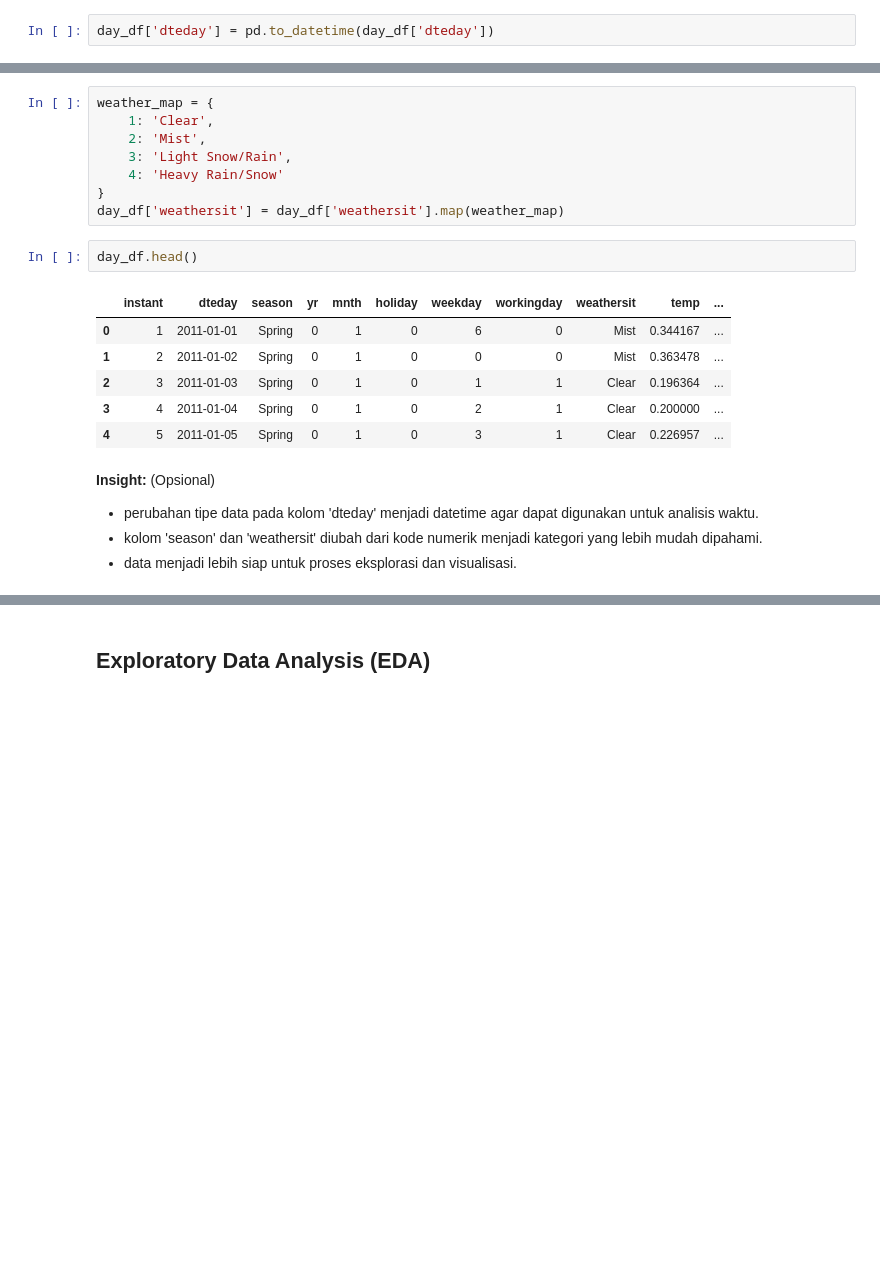
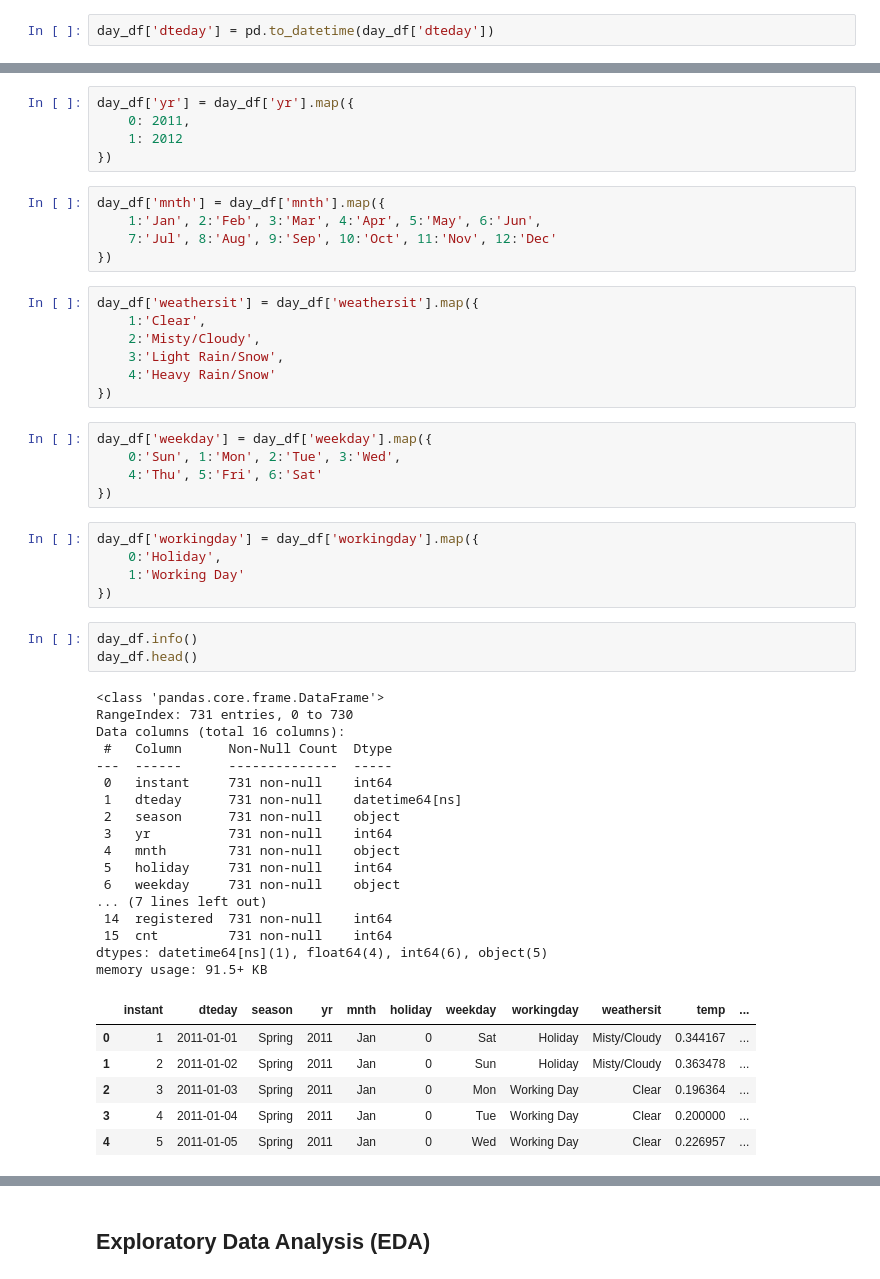
Before and after one commit to linarahmawti/submission, a Jupyter notebook: Proyek_Analisis_Data.ipynb, the cells around one changed output, grey strips where cells are left out. Cells and saved outputs as stored; diff of their text form; blank space fills up the shorter version.

```diff
--- a/Proyek_Analisis_Data.ipynb
+++ b/Proyek_Analisis_Data.ipynb
@@ -200,22 +199,54 @@ day_df['season'] = day_df['season'].map(season_map)
+# %%
+day_df['yr'] = day_df['yr'].map({
+    0: 2011,
+    1: 2012
+})
+# %%
+day_df['mnth'] = day_df['mnth'].map({
+    1:'Jan', 2:'Feb', 3:'Mar', 4:'Apr', 5:'May', 6:'Jun',
+    7:'Jul', 8:'Aug', 9:'Sep', 10:'Oct', 11:'Nov', 12:'Dec'
+})
 # %%
-weather_map = {
-    1: 'Clear',
-    2: 'Mist',
-    3: 'Light Snow/Rain',
-    4: 'Heavy Rain/Snow'
-}
-day_df['weathersit'] = day_df['weathersit'].map(weather_map)
+day_df['weathersit'] = day_df['weathersit'].map({
+    1:'Clear',
+    2:'Misty/Cloudy',
+    3:'Light Rain/Snow',
+    4:'Heavy Rain/Snow'
+})
+# %%
+day_df['weekday'] = day_df['weekday'].map({
+    0:'Sun', 1:'Mon', 2:'Tue', 3:'Wed',
+    4:'Thu', 5:'Fri', 6:'Sat'
+})
+# %%
+day_df['workingday'] = day_df['workingday'].map({
+    0:'Holiday',
+    1:'Working Day'
+})
 # %%
+day_df.info()
 day_df.head()
 # %% [output]
+<class 'pandas.core.frame.DataFrame'>
+RangeIndex: 731 entries, 0 to 730
+Data columns (total 16 columns):
+ #   Column      Non-Null Count  Dtype
+---  ------      --------------  -----
+ 0   instant     731 non-null    int64
+ 1   dteday      731 non-null    datetime64[ns]
+ 2   season      731 non-null    object
+ 3   yr          731 non-null    int64
+ 4   mnth        731 non-null    object
+ 5   holiday     731 non-null    int64
+ 6   weekday     731 non-null    object
+... (7 lines left out)
+ 14  registered  731 non-null    int64
+ 15  cnt         731 non-null    int64
+dtypes: datetime64[ns](1), float64(4), int64(6), object(5)
+memory usage: 91.5+ KB
 |  | instant | dteday | season | yr | mnth | holiday | weekday | workingday | weathersit | temp | ... |
-| 0 | 1 | 2011-01-01 | Spring | 0 | 1 | 0 | 6 | 0 | Mist | 0.344167 | ... |
-| 1 | 2 | 2011-01-02 | Spring | 0 | 1 | 0 | 0 | 0 | Mist | 0.363478 | ... |
-| 2 | 3 | 2011-01-03 | Spring | 0 | 1 | 0 | 1 | 1 | Clear | 0.196364 | ... |
-| 3 | 4 | 2011-01-04 | Spring | 0 | 1 | 0 | 2 | 1 | Clear | 0.200000 | ... |
-| 4 | 5 | 2011-01-05 | Spring | 0 | 1 | 0 | 3 | 1 | Clear | 0.226957 | ... |
+| 0 | 1 | 2011-01-01 | Spring | 2011 | Jan | 0 | Sat | Holiday | Misty/Cloudy | 0.344167 | ... |
+| 1 | 2 | 2011-01-02 | Spring | 2011 | Jan | 0 | Sun | Holiday | Misty/Cloudy | 0.363478 | ... |
+| 2 | 3 | 2011-01-03 | Spring | 2011 | Jan | 0 | Mon | Working Day | Clear | 0.196364 | ... |
+| 3 | 4 | 2011-01-04 | Spring | 2011 | Jan | 0 | Tue | Working Day | Clear | 0.200000 | ... |
+| 4 | 5 | 2011-01-05 | Spring | 2011 | Jan | 0 | Wed | Working Day | Clear | 0.226957 | ... |
-# %% [markdown]
-**Insight:** (Opsional)
-- perubahan tipe data pada kolom 'dteday' menjadi datetime agar dapat digunakan untuk analisis waktu.
-- kolom 'season' dan 'weathersit' diubah dari kode numerik menjadi kategori yang lebih mudah dipahami.
-- data menjadi lebih siap untuk proses eksplorasi dan visualisasi.
```
Also changed, not shown: parts of 22 cells of this notebook, 1 other file.
